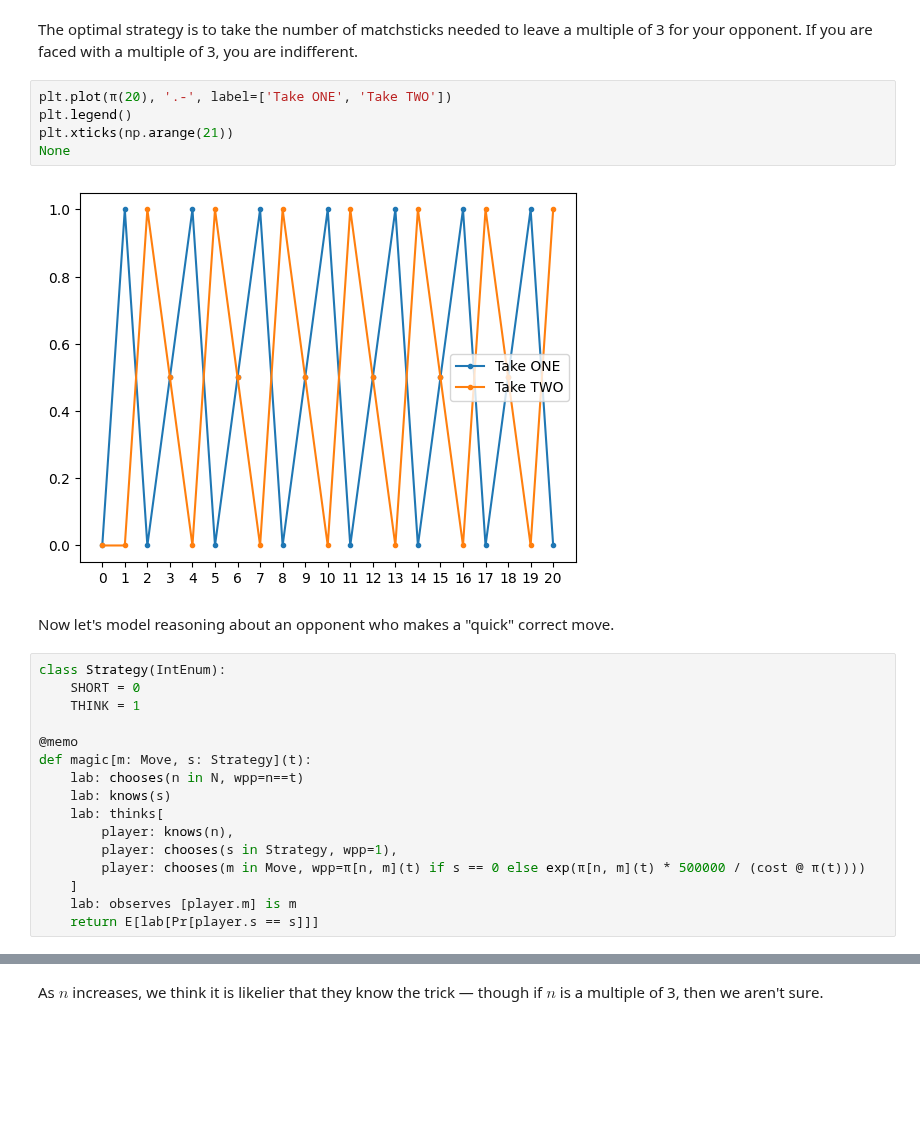
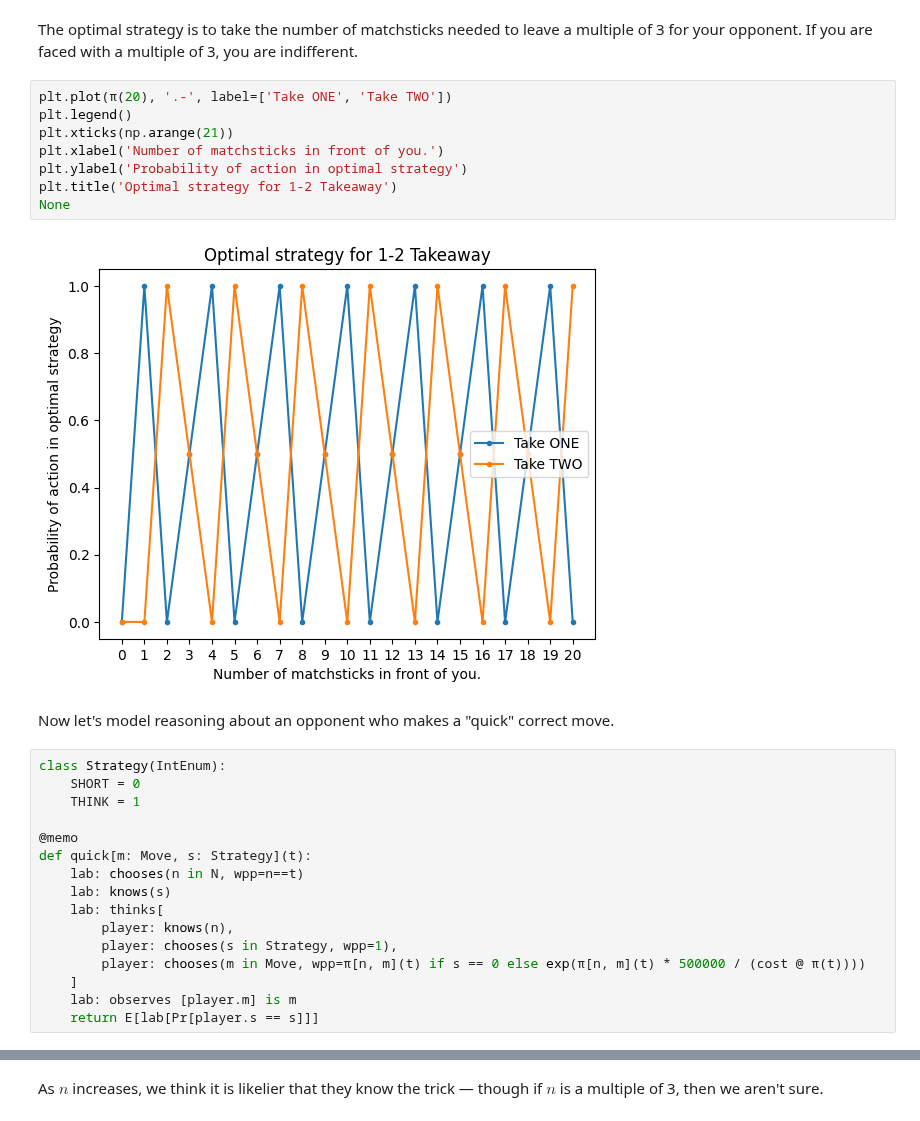
Before and after one commit to kach/memo, a Jupyter notebook: demo/demo-takeaway.ipynb, the cells around one changed output, grey strips where cells are left out. Cells and saved outputs as stored; diff of their text form; blank space fills up the shorter version.

```diff
--- a/demo/demo-takeaway.ipynb
+++ b/demo/demo-takeaway.ipynb
@@ -45,10 +47,13 @@ The optimal strategy is to take the number of matchsticks needed to leave a mult
 # %%
 plt.plot(π(20), '.-', label=['Take ONE', 'Take TWO'])
 plt.legend()
 plt.xticks(np.arange(21))
+plt.xlabel('Number of matchsticks in front of you.')
+plt.ylabel('Probability of action in optimal strategy')
+plt.title('Optimal strategy for 1-2 Takeaway')
 None
 # %% [output]
-[figure, old version]
+[figure, new version]
 # %% [markdown]
 Now let's model reasoning about an opponent who makes a "quick" correct move.
 # %%
@@ -57,7 +62,7 @@ class Strategy(IntEnum):
     THINK = 1
 
 @memo
-def magic[m: Move, s: Strategy](t):
+def quick[m: Move, s: Strategy](t):
     lab: chooses(n in N, wpp=n==t)
     lab: knows(s)
     lab: thinks[
```
Also changed, not shown: parts of 5 cells of this notebook, 4 other files.
